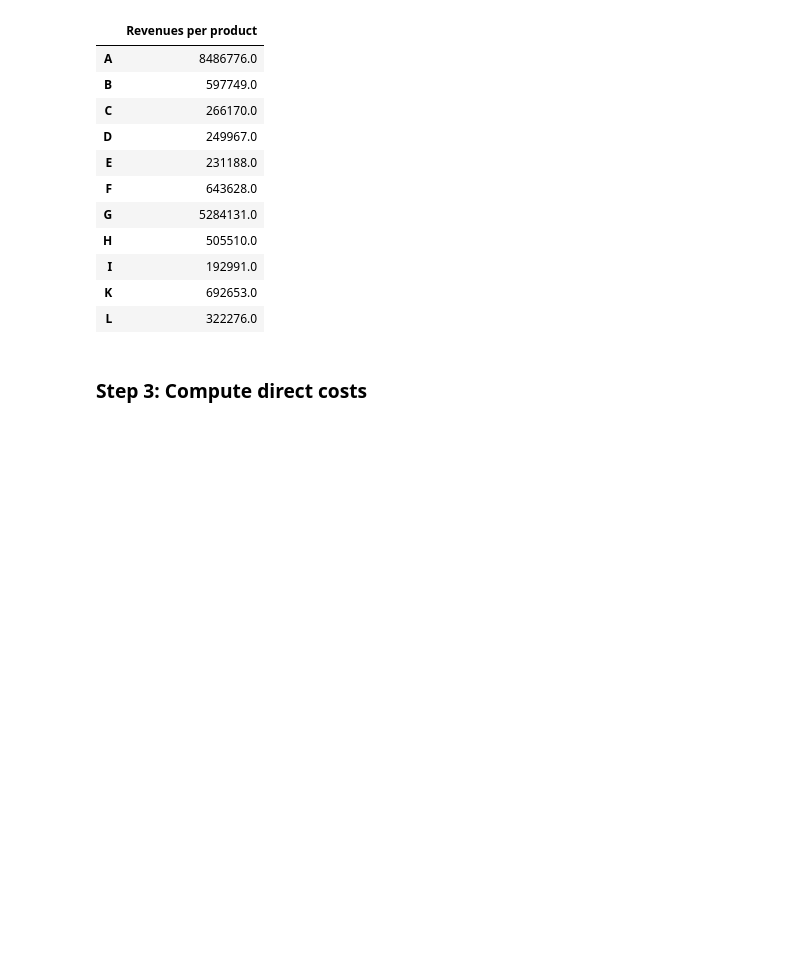
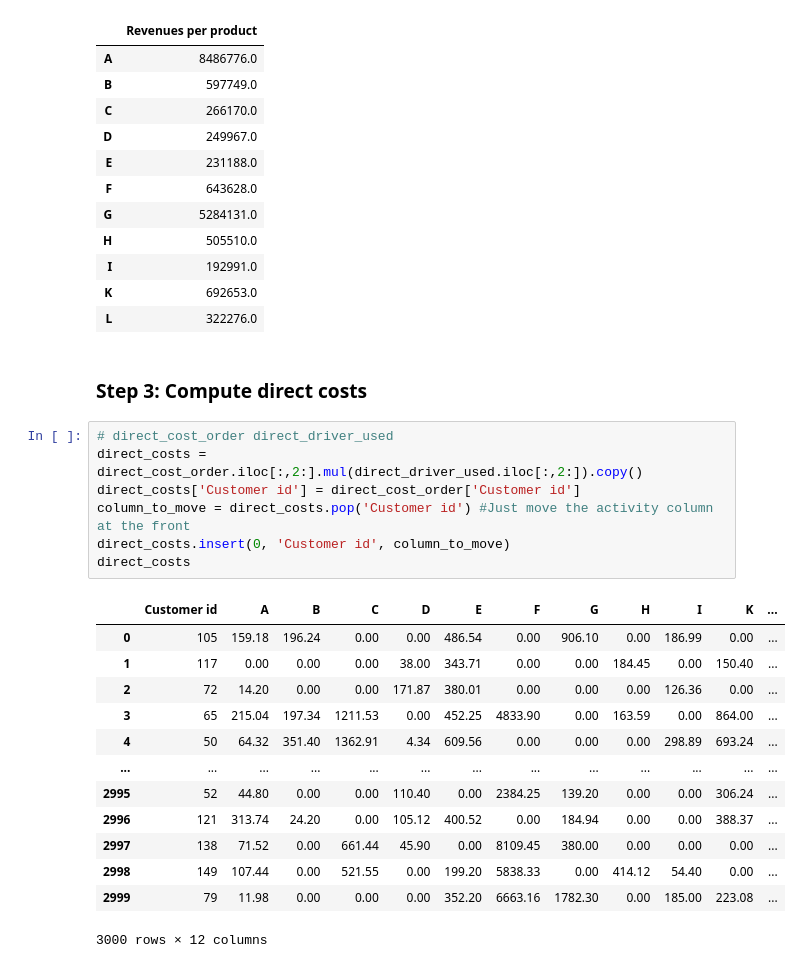
Before and after one commit to PaulineMalaguti/EBA3630, a Jupyter notebook: Customer Profitability Index/Problem 2/2customerprofitability.ipynb, the cells around one changed output. Cells and saved outputs as stored; diff of their text form; blank space fills up the shorter version.

Commit message:
Computed direct costs

```diff
--- a/Customer Profitability Index/Problem 2/2customerprofitability.ipynb
+++ b/Customer Profitability Index/Problem 2/2customerprofitability.ipynb
@@ -281,3 +281,24 @@ revenues_product
 | L | 322276.0 |
 # %% [markdown]
 ### Step 3: Compute direct costs
+# %%
+# direct_cost_order direct_driver_used
+direct_costs = direct_cost_order.iloc[:,2:].mul(direct_driver_used.iloc[:,2:]).copy()
+direct_costs['Customer id'] = direct_cost_order['Customer id']
+column_to_move = direct_costs.pop('Customer id') #Just move the activity column at the front
+direct_costs.insert(0, 'Customer id', column_to_move)
+direct_costs
+# %% [output]
+|  | Customer id | A | B | C | D | E | F | G | H | I | K | ... |
+| 0 | 105 | 159.18 | 196.24 | 0.00 | 0.00 | 486.54 | 0.00 | 906.10 | 0.00 | 186.99 | 0.00 | ... |
+| 1 | 117 | 0.00 | 0.00 | 0.00 | 38.00 | 343.71 | 0.00 | 0.00 | 184.45 | 0.00 | 150.40 | ... |
+| 2 | 72 | 14.20 | 0.00 | 0.00 | 171.87 | 380.01 | 0.00 | 0.00 | 0.00 | 126.36 | 0.00 | ... |
+| 3 | 65 | 215.04 | 197.34 | 1211.53 | 0.00 | 452.25 | 4833.90 | 0.00 | 163.59 | 0.00 | 864.00 | ... |
+| 4 | 50 | 64.32 | 351.40 | 1362.91 | 4.34 | 609.56 | 0.00 | 0.00 | 0.00 | 298.89 | 693.24 | ... |
+| ... | ... | ... | ... | ... | ... | ... | ... | ... | ... | ... | ... | ... |
+| 2995 | 52 | 44.80 | 0.00 | 0.00 | 110.40 | 0.00 | 2384.25 | 139.20 | 0.00 | 0.00 | 306.24 | ... |
+| 2996 | 121 | 313.74 | 24.20 | 0.00 | 105.12 | 400.52 | 0.00 | 184.94 | 0.00 | 0.00 | 388.37 | ... |
+| 2997 | 138 | 71.52 | 0.00 | 661.44 | 45.90 | 0.00 | 8109.45 | 380.00 | 0.00 | 0.00 | 0.00 | ... |
+| 2998 | 149 | 107.44 | 0.00 | 521.55 | 0.00 | 199.20 | 5838.33 | 0.00 | 414.12 | 54.40 | 0.00 | ... |
+| 2999 | 79 | 11.98 | 0.00 | 0.00 | 0.00 | 352.20 | 6663.16 | 1782.30 | 0.00 | 185.00 | 223.08 | ... |
+3000 rows × 12 columns
```
Also changed, not shown: parts of 2 cells of this notebook.
